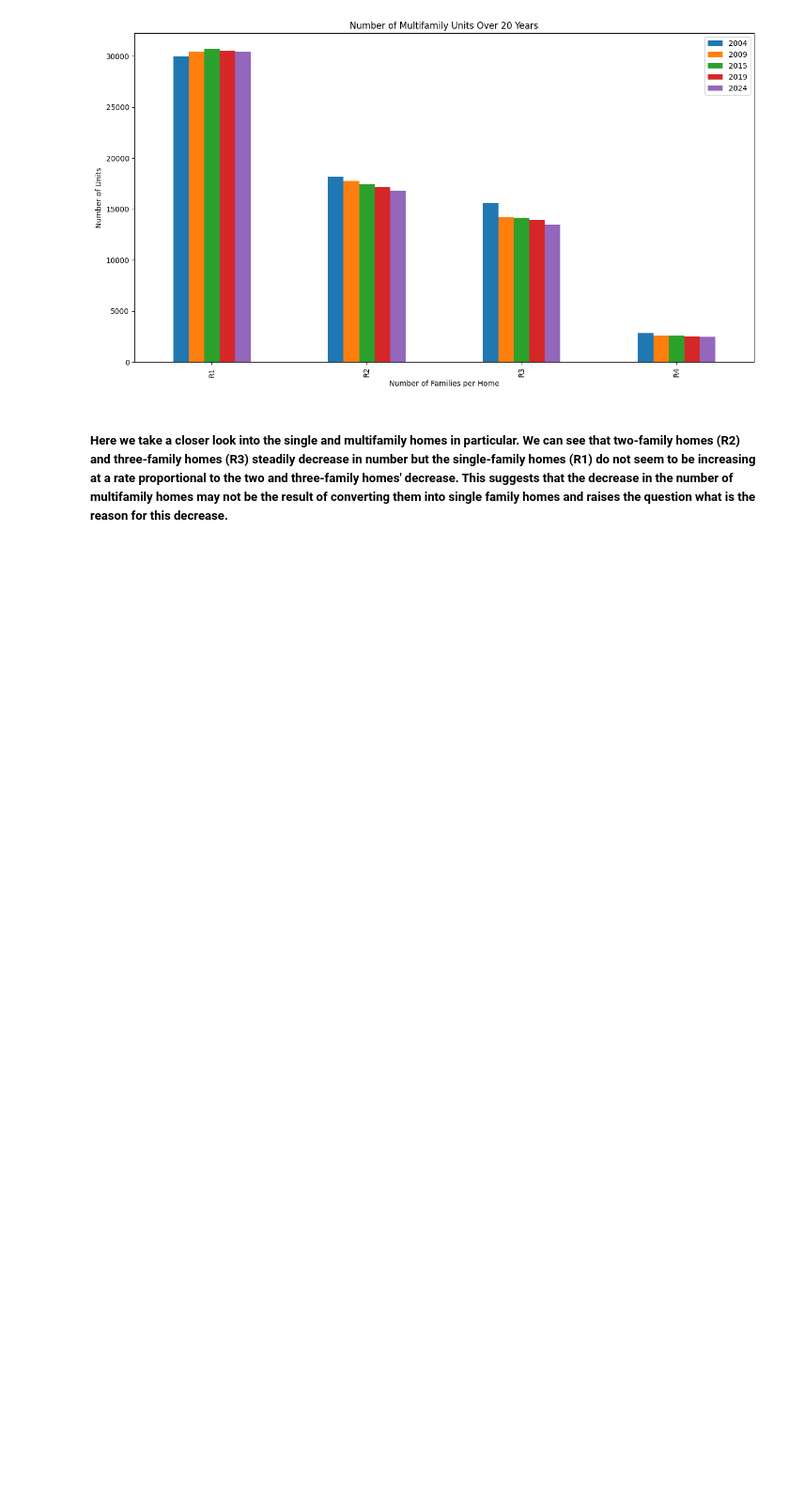
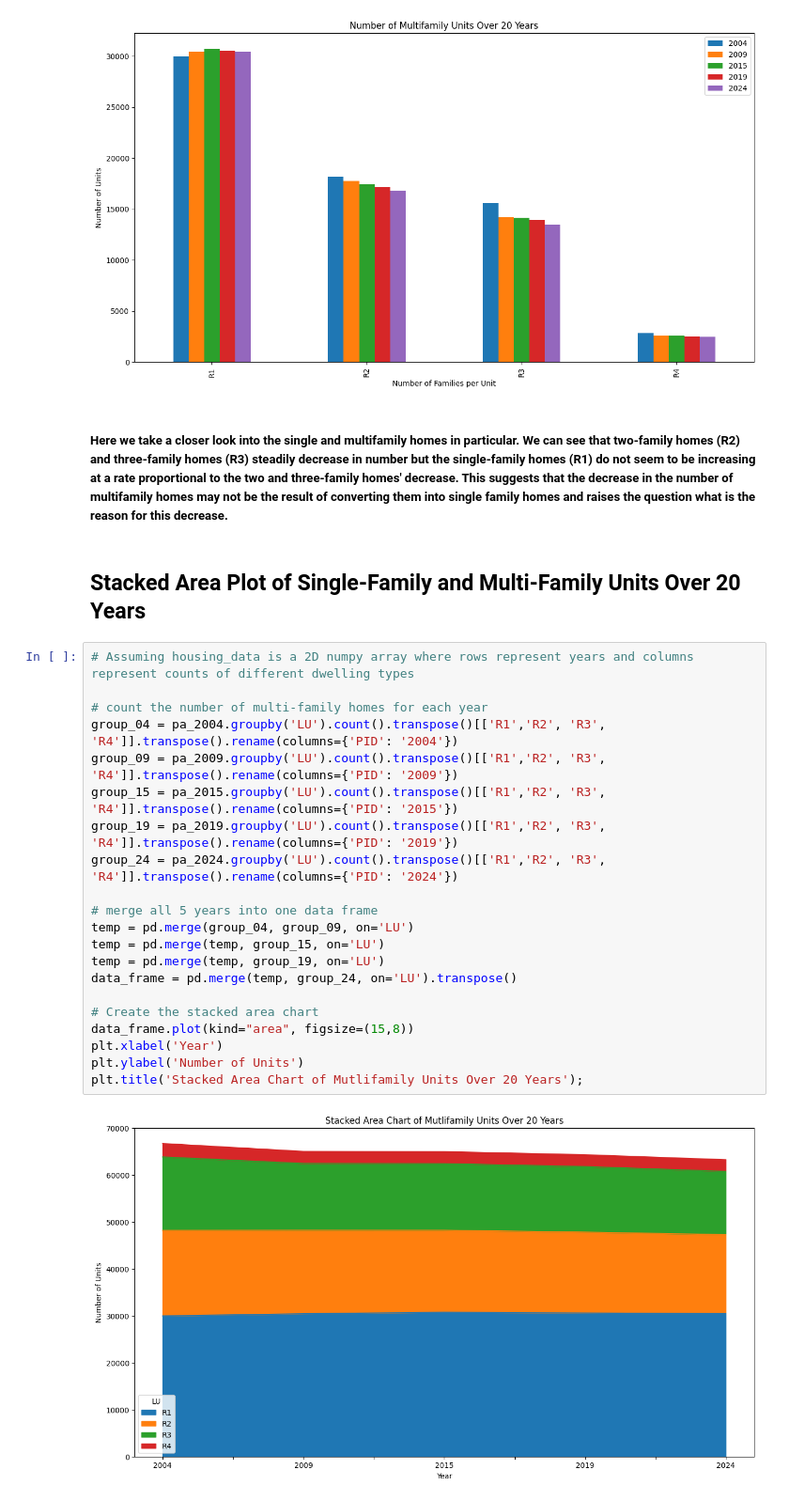
Before and after one commit to BU-Spark/ds-boston-remodeling, a Jupyter notebook: sp24-team-c/land_use_analysis/land_use_analysis.ipynb, the cells around one changed output. Shown at 94% size. Drawn from its saved outputs; the diff is of its cells as text; blank space fills up the shorter version.

Commit message:
added a stacked area chart looking at single and multi family units and some insights

```diff
--- a/sp24-team-c/land_use_analysis/land_use_analysis.ipynb
+++ b/sp24-team-c/land_use_analysis/land_use_analysis.ipynb
@@ -98,3 +96,28 @@ Text(0.5, 0, 'Number of Families per Home')
 [figure]
 # %% [markdown]
 ##### Here we take a closer look into the single and multifamily homes in particular. We can see that two-family homes (R2) and three-family homes (R3) steadily decrease in number but the single-family homes (R1) do not seem to be increasing at a rate proportional to the two and three-family homes' decrease. This suggests that the decrease in the number of multifamily homes may not be the result of converting them into single family homes and raises the question what is the reason for this decrease.
+# %% [markdown]
+## Stacked Area Plot of Single-Family and Multi-Family Units Over 20 Years
+# %%
+# Assuming housing_data is a 2D numpy array where rows represent years and columns represent counts of different dwelling types
+
+# count the number of multi-family homes for each year
+group_04 = pa_2004.groupby('LU').count().transpose()[['R1','R2', 'R3', 'R4']].transpose().rename(columns={'PID': '2004'})
+group_09 = pa_2009.groupby('LU').count().transpose()[['R1','R2', 'R3', 'R4']].transpose().rename(columns={'PID': '2009'})
+group_15 = pa_2015.groupby('LU').count().transpose()[['R1','R2', 'R3', 'R4']].transpose().rename(columns={'PID': '2015'})
+group_19 = pa_2019.groupby('LU').count().transpose()[['R1','R2', 'R3', 'R4']].transpose().rename(columns={'PID': '2019'})
+group_24 = pa_2024.groupby('LU').count().transpose()[['R1','R2', 'R3', 'R4']].transpose().rename(columns={'PID': '2024'})
+
+# merge all 5 years into one data frame
+temp = pd.merge(group_04, group_09, on='LU')
+temp = pd.merge(temp, group_15, on='LU')
+temp = pd.merge(temp, group_19, on='LU')
+data_frame = pd.merge(temp, group_24, on='LU').transpose()
+
+# Create the stacked area chart
+data_frame.plot(kind="area", figsize=(15,8))
+plt.xlabel('Year')
+plt.ylabel('Number of Units')
+plt.title('Stacked Area Chart of Mutlifamily Units Over 20 Years');
+# %% [output]
+[figure, added]
```
Also changed, not shown: parts of 4 cells of this notebook.
